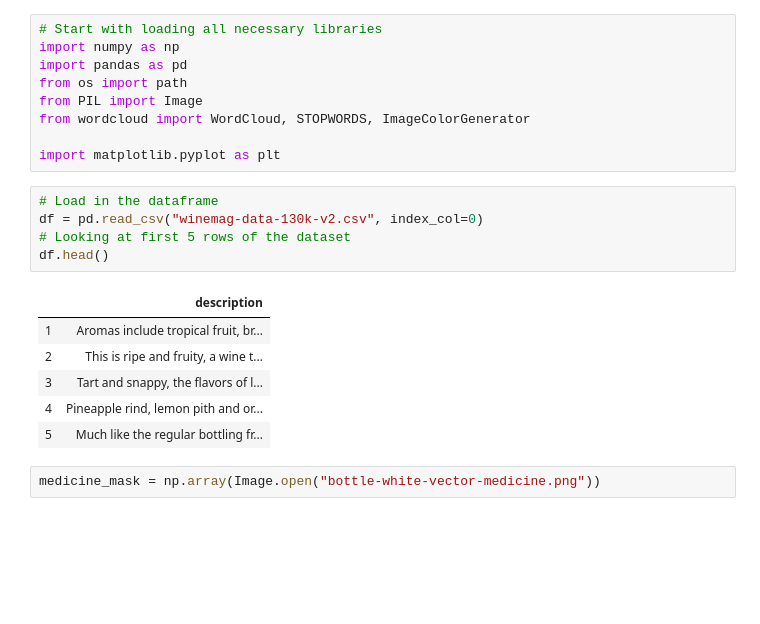
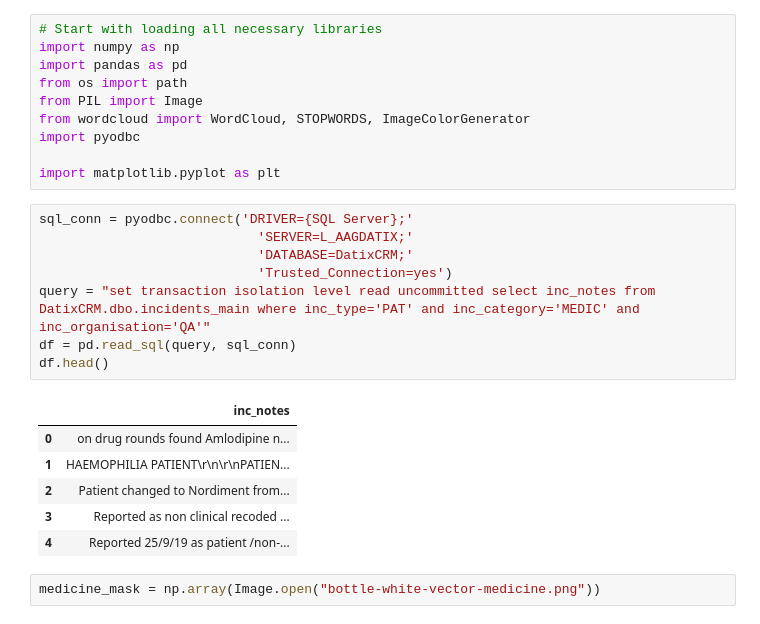
Before and after one commit to meevans1/PortsmouthHospitalTrust, a Jupyter notebook: nlp_of_patient_medicine_safety_events_at_QA/wordcloud_of_patient_medicine_safety_events_at_QA.ipynb, the cells around one changed output. Cells and saved outputs as stored; diff of their text form; blank space fills up the shorter version.

```diff
--- a/nlp_of_patient_medicine_safety_events_at_QA/wordcloud_of_patient_medicine_safety_events_at_QA.ipynb
+++ b/nlp_of_patient_medicine_safety_events_at_QA/wordcloud_of_patient_medicine_safety_events_at_QA.ipynb
@@ -12,20 +5,24 @@ import pandas as pd
 from os import path
 from PIL import Image
 from wordcloud import WordCloud, STOPWORDS, ImageColorGenerator
+import pyodbc
 
 import matplotlib.pyplot as plt
-# %%
-# Load in the dataframe
-df = pd.read_csv("winemag-data-130k-v2.csv", index_col=0)
-# Looking at first 5 rows of the dataset
-df.head()
-# %% [output]
-|  | description |
-| 1 | Aromas include tropical fruit, br... |
-| 2 | This is ripe and fruity, a wine t... |
-| 3 | Tart and snappy, the flavors of l... |
-| 4 | Pineapple rind, lemon pith and or... |
-| 5 | Much like the regular bottling fr... |
+# %%
+sql_conn = pyodbc.connect('DRIVER={SQL Server};'
+                            'SERVER=L_AAGDATIX;'
+                            'DATABASE=DatixCRM;'
+                            'Trusted_Connection=yes')
+query = "set transaction isolation level read uncommitted select inc_notes from DatixCRM.dbo.incidents_main where inc_type='PAT' and inc_category='MEDIC' and inc_organisation='QA'"
+df = pd.read_sql(query, sql_conn)
+df.head()
+# %% [output]
+|  | inc_notes |
+| 0 | on drug rounds found Amlodipine n... |
+| 1 | HAEMOPHILIA PATIENT\r\n\r\nPATIEN... |
+| 2 | Patient changed to Nordiment from... |
+| 3 | Reported as non clinical recoded ... |
+| 4 | Reported 25/9/19 as patient /non-... |
 # %%
 medicine_mask = np.array(Image.open("bottle-white-vector-medicine.png"))
 # %%
```
Also changed, not shown: parts of 4 cells of this notebook.
